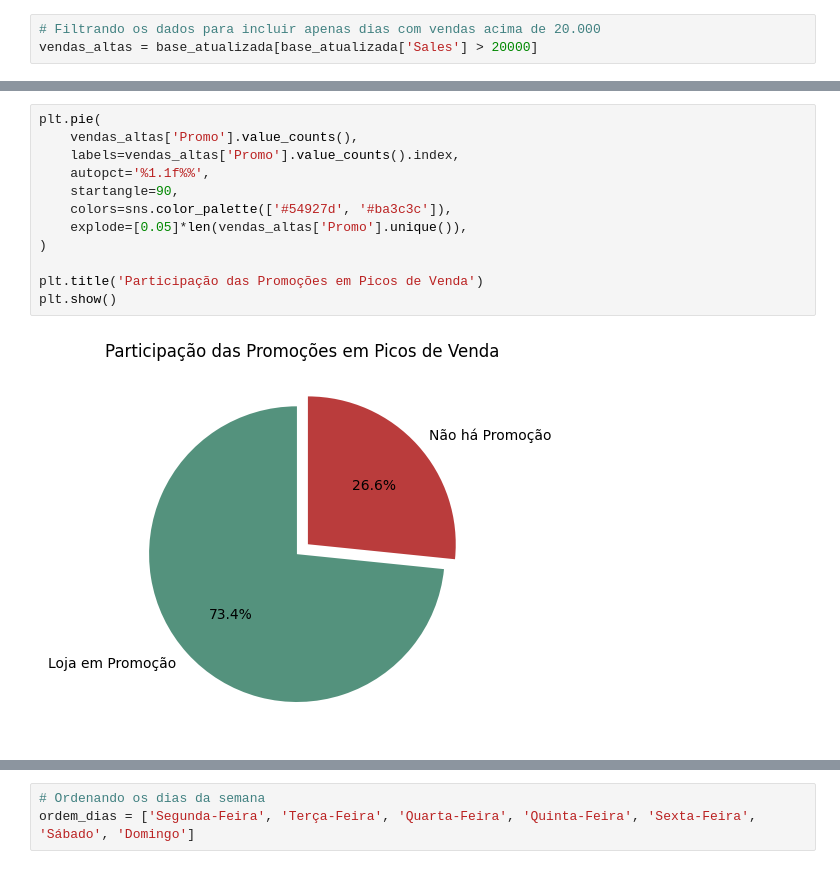
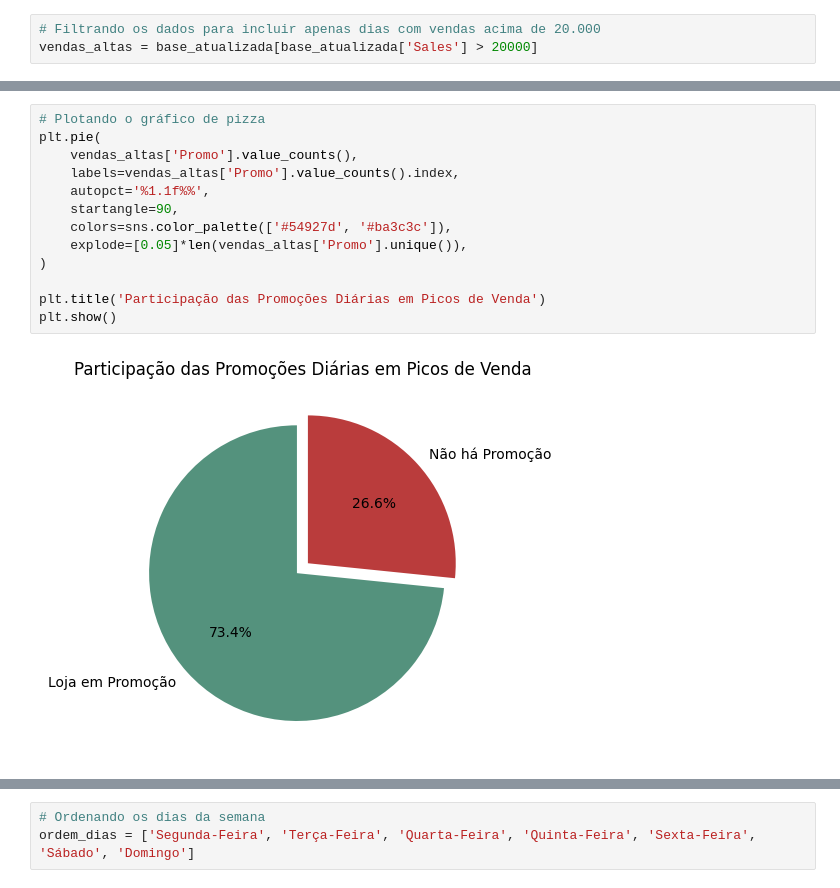
Before and after one commit to Danidiasf/An-lise-Vendas-PTA, a Jupyter notebook: Relatório.ipynb, the cells around one changed output, grey strips where cells are left out. Saved outputs shown, nothing was run; the diff lists cells and outputs as text.

```diff
--- a/Relatório.ipynb
+++ b/Relatório.ipynb
@@ -71,14 +152,15 @@ Passing `palette` without assigning `hue` is deprecated and will be removed in v
 # %%
+# Plotando o gráfico de pizza
 plt.pie(
     vendas_altas['Promo'].value_counts(),
     labels=vendas_altas['Promo'].value_counts().index,
     autopct='%1.1f%%',
     startangle=90,
     colors=sns.color_palette(['#54927d', '#ba3c3c']),
     explode=[0.05]*len(vendas_altas['Promo'].unique()),
 )
 
-plt.title('Participação das Promoções em Picos de Venda')
+plt.title('Participação das Promoções Diárias em Picos de Venda')
 plt.show()
 # %% [output]
-[figure, old version]
+[figure, new version]
```
Also changed, not shown: parts of 21 cells of this notebook, 6 other files.
